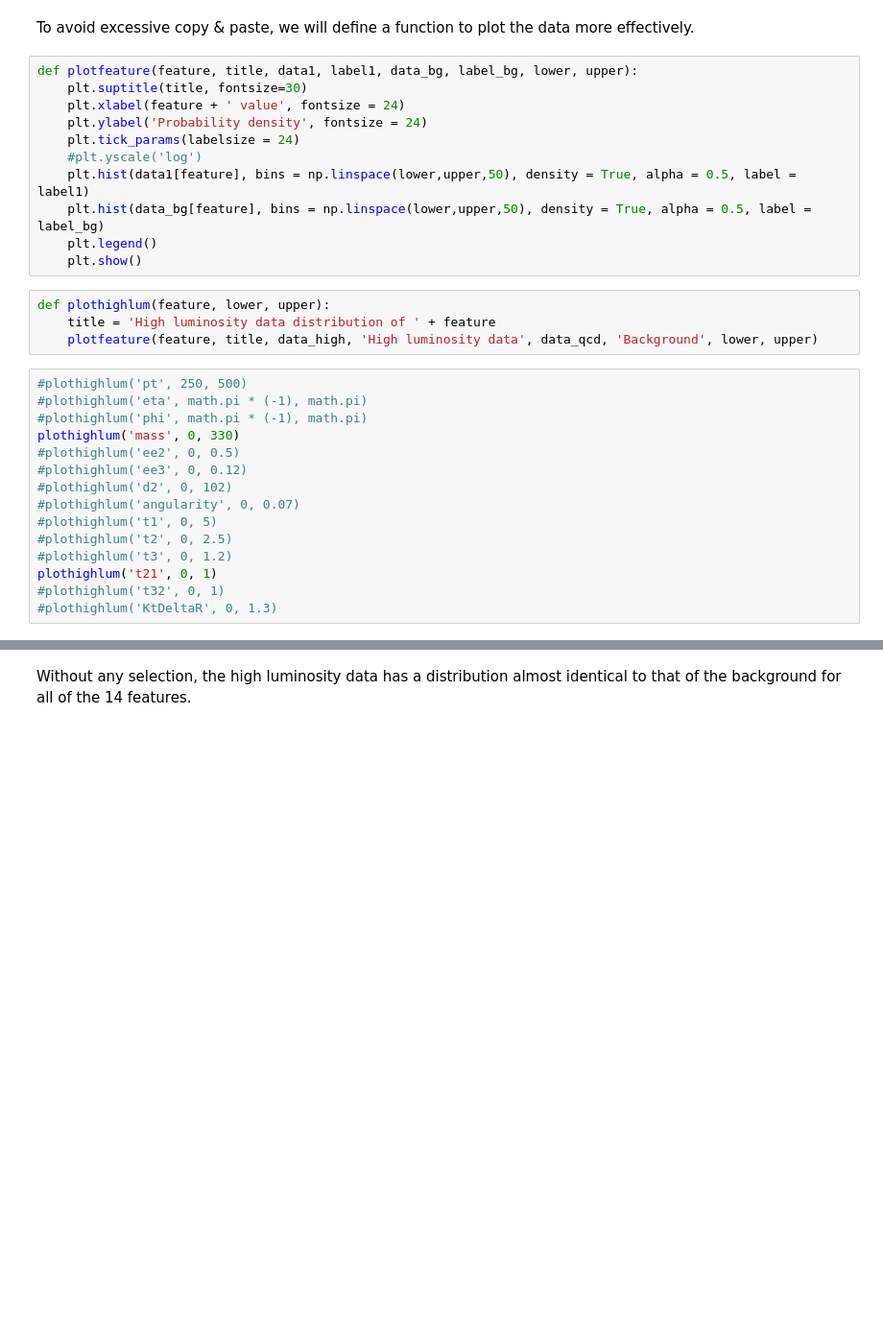
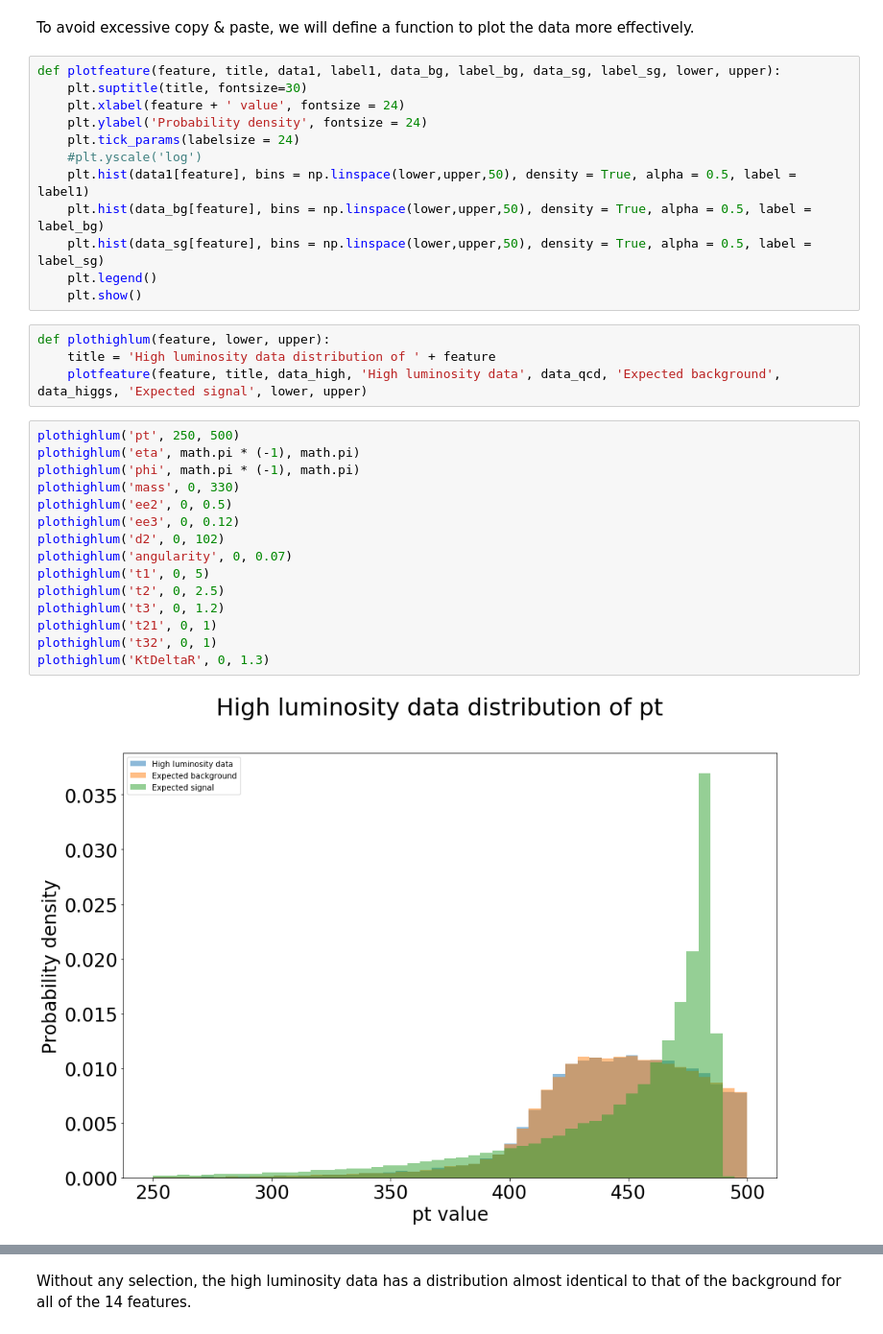
Before and after one commit to John-ZH/PHYS-343-Lab, a Jupyter notebook: John_Zhuang_Lab08.ipynb, the cells around one changed output, grey strips where cells are left out. Shown at 96% size. Cells and saved outputs as stored; diff of their text form; blank space fills up the shorter version.

```diff
--- a/John_Zhuang_Lab08.ipynb
+++ b/John_Zhuang_Lab08.ipynb
@@ -65,7 +65,7 @@ We'll first plot the probability distribution of our data, with respect to the f
 # %% [markdown]
 To avoid excessive copy & paste, we will define a function to plot the data more effectively.
 # %%
-def plotfeature(feature, title, data1, label1, data_bg, label_bg, lower, upper):
+def plotfeature(feature, title, data1, label1, data_bg, label_bg, data_sg, label_sg, lower, upper):
     plt.suptitle(title, fontsize=30)
     plt.xlabel(feature + ' value', fontsize = 24)
     plt.ylabel('Probability density', fontsize = 24)
@@ -73,24 +73,27 @@ def plotfeature(feature, title, data1, label1, data_bg, label_bg, lower, upper):
     #plt.yscale('log')
     plt.hist(data1[feature], bins = np.linspace(lower,upper,50), density = True, alpha = 0.5, label = label1)
     plt.hist(data_bg[feature], bins = np.linspace(lower,upper,50), density = True, alpha = 0.5, label = label_bg)
+    plt.hist(data_sg[feature], bins = np.linspace(lower,upper,50), density = True, alpha = 0.5, label = label_sg)
     plt.legend()
     plt.show()
 # %%
 def plothighlum(feature, lower, upper):
     title = 'High luminosity data distribution of ' + feature
-    plotfeature(feature, title, data_high, 'High luminosity data', data_qcd, 'Background', lower, upper)
+    plotfeature(feature, title, data_high, 'High luminosity data', data_qcd, 'Expected background', data_higgs, 'Expected signal', lower, upper)
 # %%
-#plothighlum('pt', 250, 500)
-#plothighlum('eta', math.pi * (-1), math.pi)
-#plothighlum('phi', math.pi * (-1), math.pi)
+plothighlum('pt', 250, 500)
+plothighlum('eta', math.pi * (-1), math.pi)
+plothighlum('phi', math.pi * (-1), math.pi)
 plothighlum('mass', 0, 330)
-#plothighlum('ee2', 0, 0.5)
-#plothighlum('ee3', 0, 0.12)
-#plothighlum('d2', 0, 102)
-#plothighlum('angularity', 0, 0.07)
-#plothighlum('t1', 0, 5)
-#plothighlum('t2', 0, 2.5)
-#plothighlum('t3', 0, 1.2)
+plothighlum('ee2', 0, 0.5)
+plothighlum('ee3', 0, 0.12)
+plothighlum('d2', 0, 102)
+plothighlum('angularity', 0, 0.07)
+plothighlum('t1', 0, 5)
+plothighlum('t2', 0, 2.5)
+plothighlum('t3', 0, 1.2)
 plothighlum('t21', 0, 1)
-#plothighlum('t32', 0, 1)
-#plothighlum('KtDeltaR', 0, 1.3)
+plothighlum('t32', 0, 1)
+plothighlum('KtDeltaR', 0, 1.3)
+# %% [output]
+[figure, added]
```
Also changed, not shown: parts of 46 cells of this notebook.
